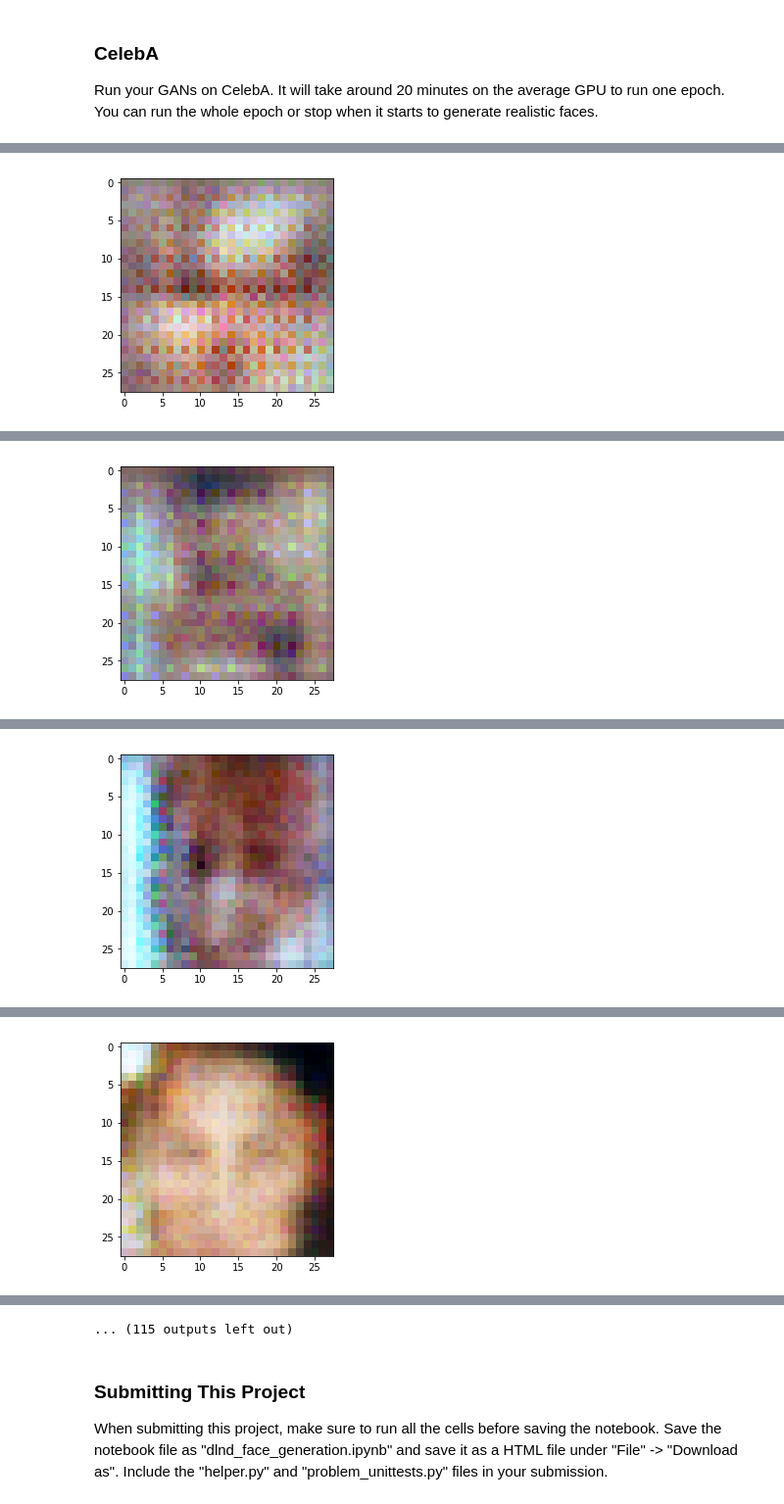
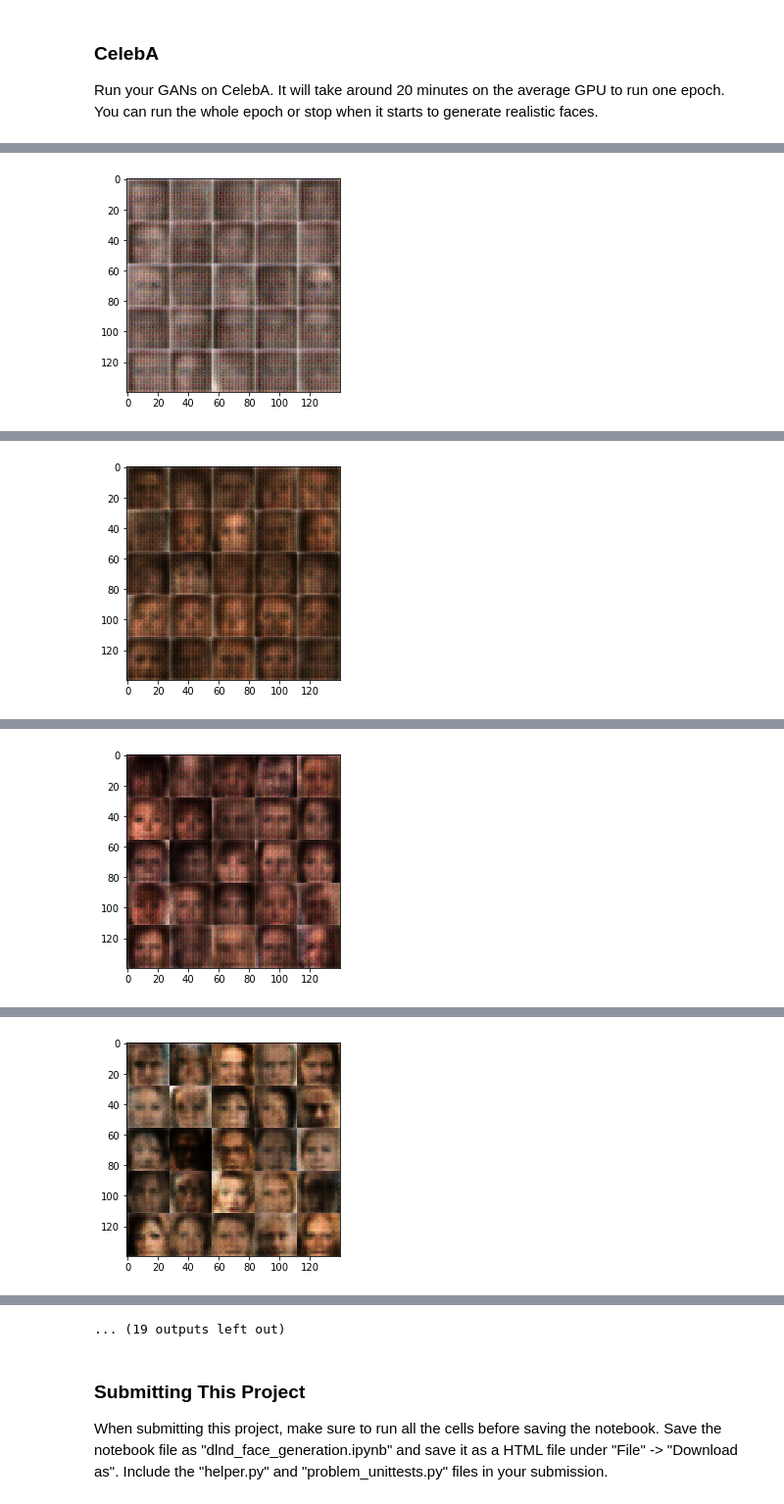
Before and after one commit to usmcamp0811/DeepLearning_NanoDegree_Projects, a Jupyter notebook: Project_5/dlnd_face_generation.ipynb, the cells around one changed output, grey strips where cells are left out. Shown at 98% size. Saved outputs shown, nothing was run; the diff lists cells and outputs as text; code cells hidden in the pictures.

```diff
--- a/Project_5/dlnd_face_generation.ipynb
+++ b/Project_5/dlnd_face_generation.ipynb
@@ -143,7 +143,7 @@ def discriminator(images, reuse=False):
     :return: Tuple of (tensor output of the discriminator, tensor logits of the discriminator)
     """
     with tf.variable_scope('discriminator', reuse=reuse):
-        alpha = 0.3
+        alpha = 0.1
 
         #Layer 1
         conv1 = tf.layers.conv2d(images, 64, 5, strides=2, padding='SAME')
@@ -189,7 +189,7 @@ def generator(z, out_channel_dim, is_train=True):
     :return: The tensor output of the generator
     """
     with tf.variable_scope('generator', reuse=False if is_train==True else True):
-        alpha = 0.3
+        alpha = 0.1
         if is_train is True:
             drop = 0.5
         else:
@@ -207,8 +207,8 @@ def generator(z, out_channel_dim, is_train=True):
         dropout2 = tf.layers.dropout(relu2, rate=0.5)
 
         logits = tf.layers.conv2d_transpose(dropout2, out_channel_dim, 5, strides=2, padding='SAME')
-        batch_norm3 = tf.layers.batch_normalization(logits, training=is_train)
-        out = tf.tanh(batch_norm3)
+
+        out = tf.tanh(logits)
 
     return out
 
@@ -272,7 +272,11 @@ def model_opt(d_loss, g_loss, learning_rate, beta1=0.5):
     g_vars = [var for var in t_vars if var.name.startswith('generator')]
 
     d_train_opt = tf.train.AdamOptimizer(learning_rate, beta1=beta1).minimize(d_loss, var_list=d_vars)
-    g_train_opt = tf.train.AdamOptimizer(learning_rate, beta1=beta1).minimize(g_loss, var_list=g_vars)
+
+    update_ops = tf.get_collection(tf.GraphKeys.UPDATE_OPS)
+
+    with tf.control_dependencies(update_ops):
+        g_train_opt = tf.train.AdamOptimizer(learning_rate, beta1=beta1).minimize(g_loss, var_list=g_vars)
 
     return d_train_opt, g_train_opt
 
@@ -361,7 +365,7 @@ def train(epoch_count, batch_size, z_dim, learning_rate, beta1,
 
                 # Run optimizers
                 _ = sess.run(d_opt, feed_dict={input_real: x, input_z: batch_z, lr: learning_rate})
-                _ = sess.run(g_opt, feed_dict={input_z: batch_z, lr: learning_rate})
+                _ = sess.run(g_opt, feed_dict={input_z: batch_z, lr: learning_rate, input_real: x})
 
                 if steps % print_every == 0:
                     # At the end of each epoch, get the losses and print them out
@@ -375,7 +379,7 @@ def train(epoch_count, batch_size, z_dim, learning_rate, beta1,
                     losses.append((train_loss_d, train_loss_g))
 
                 if steps % show_every == 0:
-                    show_generator_output(sess, 1, input_z, data_shape[3], data_image_mode)
+                    show_generator_output(sess, 25, input_z, data_shape[3], data_image_mode)
 
     return losses, samples
 # %% [markdown]
@@ -468,10 +472,10 @@ Epoch 1/2... Discriminator Loss: 1.1228... Generator Loss: 1.4239
 ### CelebA
 Run your GANs on CelebA.  It will take around 20 minutes on the average GPU to run one epoch.  You can run the whole epoch or stop when it starts to generate realistic faces.
 # %%
-batch_size = 32
-z_dim = 2048
-learning_rate = 0.0005
-beta1 = 0.1
+batch_size = 128
+z_dim = 100
+learning_rate = 0.0002
+beta1 = 0.5
 
 
 
@@ -498 +502 @@ Epoch 1/1... Discriminator Loss: 2.2792... Generator Loss: 5.0179
-[figure, old version]
+[figure, new version]
@@ -509 +513 @@ Epoch 1/1... Discriminator Loss: 0.8172... Generator Loss: 2.0880
-[figure, old version]
+[figure, new version]
@@ -520 +524 @@ Epoch 1/1... Discriminator Loss: 0.9032... Generator Loss: 1.0224
-[figure, old version]
+[figure, new version]
@@ -531 +535 @@ Epoch 1/1... Discriminator Loss: 1.5130... Generator Loss: 0.7348
-[figure, old version]
+[figure, new version]
@@ -554,4 +558,4 @@ Epoch 1/1... Discriminator Loss: 3.5634... Generator Loss: 0.3576
-... (115 outputs left out)
+... (19 outputs left out)
 # %% [markdown]
 ### Submitting This Project
 When submitting this project, make sure to run all the cells before saving the notebook. Save the notebook file as "dlnd_face_generation.ipynb" and save it as a HTML file under "File" -> "Download as". Include the "helper.py" and "problem_unittests.py" files in your submission.
```
Also changed, not shown: parts of 2 cells of this notebook.
